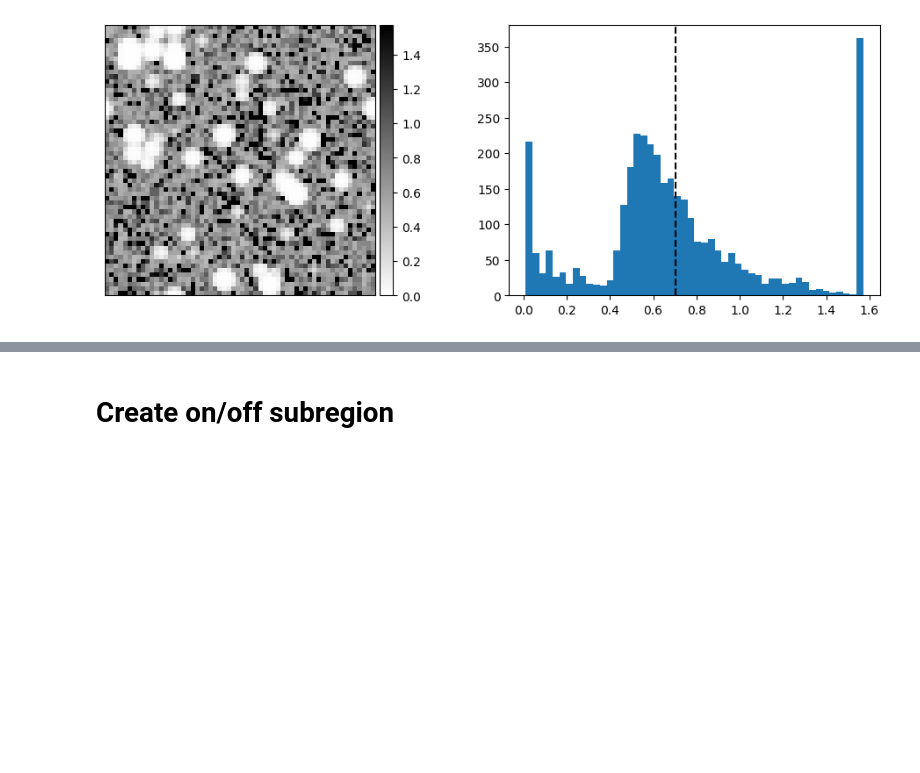
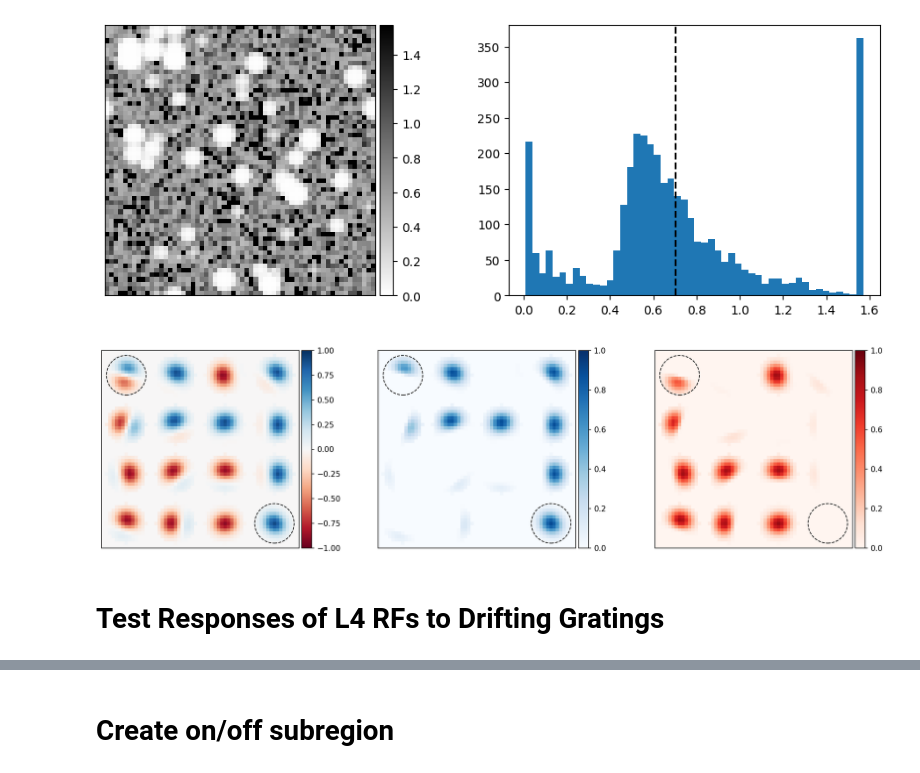
Before and after one commit to AddingAddict/OrientationSSB, a Jupyter notebook: notebooks/tuan_build_L4_RFs.ipynb, the cells around one changed output, grey strips where cells are left out. Cells and saved outputs as stored; diff of their text form; code cells hidden in the pictures; blank space fills up the shorter version.

```diff
--- a/notebooks/tuan_build_L4_RFs.ipynb
+++ b/notebooks/tuan_build_L4_RFs.ipynb
@@ -580,3 +593,60 @@ axs[1].axvline(np.mean(L4_phis),c='k',ls='--')
 # %% [output]
 <matplotlib.lines.Line2D at 0x...>
 [figure]
+# %%
+σ = 0.04
+k = 0.5/σ
+xs,ys = np.meshgrid(np.arange(N)/N,np.arange(N)/N)
+xs[xs > 0.5] = xs[xs > 0.5] - 1
+ys[ys > 0.5] = ys[ys > 0.5] - 1
+ds = np.sqrt(xs**2 + ys**2)
+
+def sq_gabor(ori,phi):
+    return np.exp(-0.5*(xs**2+ys**2)/σ**2)*np.sin(k*(np.cos(ori*2*np.pi/180)*xs+np.sin(ori*2*np.pi/180)*ys)+phi)/np.sqrt(np.sin(phi)**2+(k*σ)**2)#np.sin(k*σ+phi)
+
+RFs = np.zeros((N,N,N,N))
+rng = np.random.default_rng(0)
+for i in range(N):
+    for j in range(N):
+        this_rf = rng.choice([1,-1])*sq_gabor(np.angle(L4_z[i,j])*180/(2*np.pi),rng.choice([1,-1])*L4_phis[i,j])
+        this_rf[ds > 2.5*σ] = 0
+        RFs[i,j] = np.roll(this_rf,(i,j),(0,1))
+
+on_conn = np.zeros_like(RFs)
+of_conn = np.zeros_like(RFs)
+
+on_conn[RFs > 0] = RFs[RFs > 0]
+of_conn[RFs < 0] = -RFs[RFs < 0]
+
+fig,axs = plt.subplots(1,3,figsize=(15,4),dpi=150)
+nshow = 4
+
+RF_sum = np.zeros((N,N))
+for i in range(N//nshow//2,N,N//nshow):
+    for j in range(N//nshow//2,N,N//nshow):
+        RF_sum += RFs[i,j]
+pf.imshowbar(fig,axs[0],RF_sum,cmap='RdBu',origin='lower',vmin=-1,vmax=1)
+
+on_sum = np.zeros((N,N))
+of_sum = np.zeros((N,N))
+for i in range(N//nshow//2,N,N//nshow):
+    for j in range(N//nshow//2,N,N//nshow):
+        on_sum += on_conn[i,j]
+        of_sum += of_conn[i,j]
+pf.imshowbar(fig,axs[1],on_sum,cmap='Blues',origin='lower',vmin=0,vmax=1)
+pf.imshowbar(fig,axs[2],of_sum,cmap='Reds',origin='lower',vmin=0,vmax=1)
+
+for i in range(N//nshow//2,N,N//nshow):
+    for j in range(N//nshow//2,N,N//nshow):
+        if np.abs(i - j) != range(N//nshow//2,N,N//nshow)[-1] - range(N//nshow//2,N,N//nshow)[0]:
+            continue
+        axs[0].add_patch(plt.Circle((i,j),2.5*σ*N, color='k', ls='--', fill=False))
+        axs[1].add_patch(plt.Circle((i,j),2.5*σ*N, color='k', ls='--', fill=False))
+        axs[2].add_patch(plt.Circle((i,j),2.5*σ*N, color='k', ls='--', fill=False))
+
+fig.tight_layout()
+fig.savefig('./../plots/LGN Model.pdf')
+# %% [output]
+[figure, added]
+# %% [markdown]
+# Test Responses of L4 RFs to Drifting Gratings
```
Also changed, not shown: parts of 7 cells of this notebook, 12 other files.
